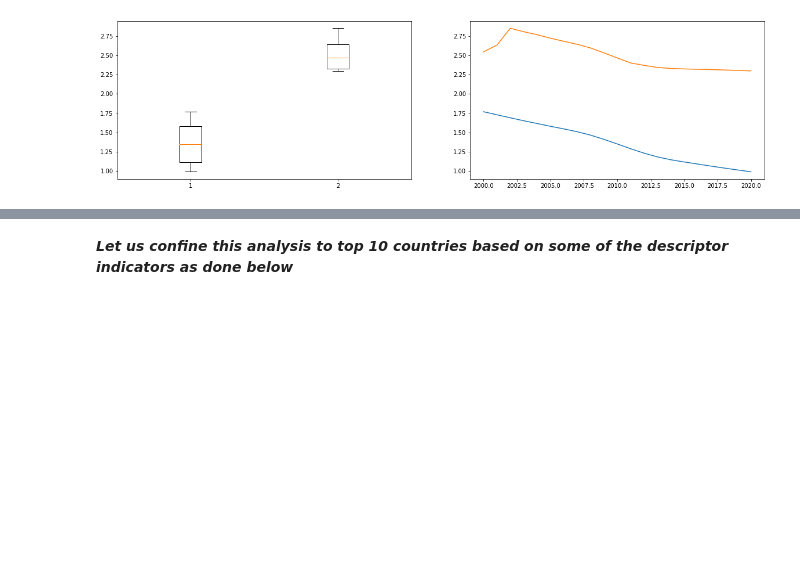
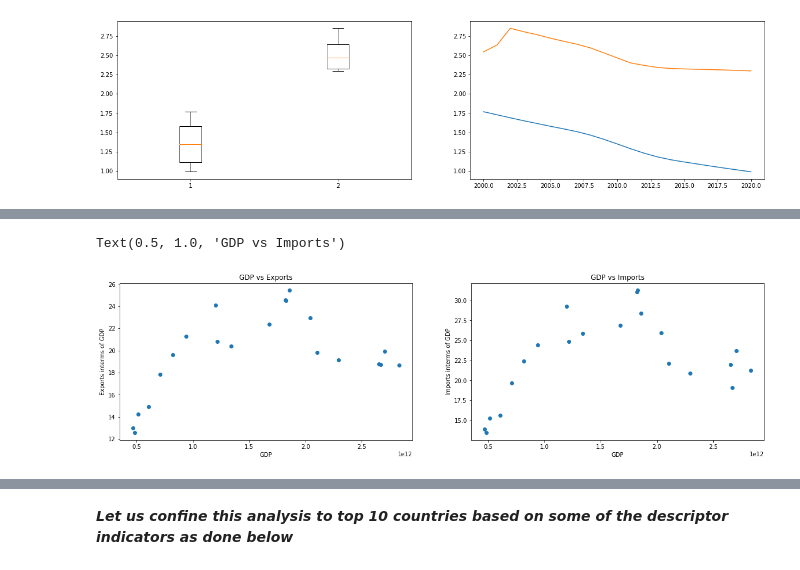
Before and after one commit to DarshanKumarHegde/Global_Economy_EDA, a Jupyter notebook: Codes and Notebooks/Exploratory Analysis.ipynb, the cells around one changed output, grey strips where cells are left out. Drawn from its saved outputs; the diff is of its cells as text; code cells hidden in the pictures; blank space fills up the shorter version.

```diff
--- a/Codes and Notebooks/Exploratory Analysis.ipynb
+++ b/Codes and Notebooks/Exploratory Analysis.ipynb
@@ -162,0 +167,14 @@ plt.show()
+# %%
+plt.figure(figsize=(20,5))
+plt.subplot(121)
+plt.scatter(india_df['GDP'], india_df['Exports percentGDP'])
+plt.xlabel('GDP'), plt.ylabel('Exports interms of GDP')
+plt.title('GDP vs Exports')
+
+plt.subplot(122)
+plt.scatter(x=india_df['GDP'],y=india_df['Imports percentGDP'])
+plt.xlabel('GDP'), plt.ylabel('Imports interms of GDP')
+plt.title('GDP vs Imports')
+# %% [output]
+Text(0.5, 1.0, 'GDP vs Imports')
+[figure, added]
```
Also changed, not shown: parts of 21 cells of this notebook, 1 other file.
